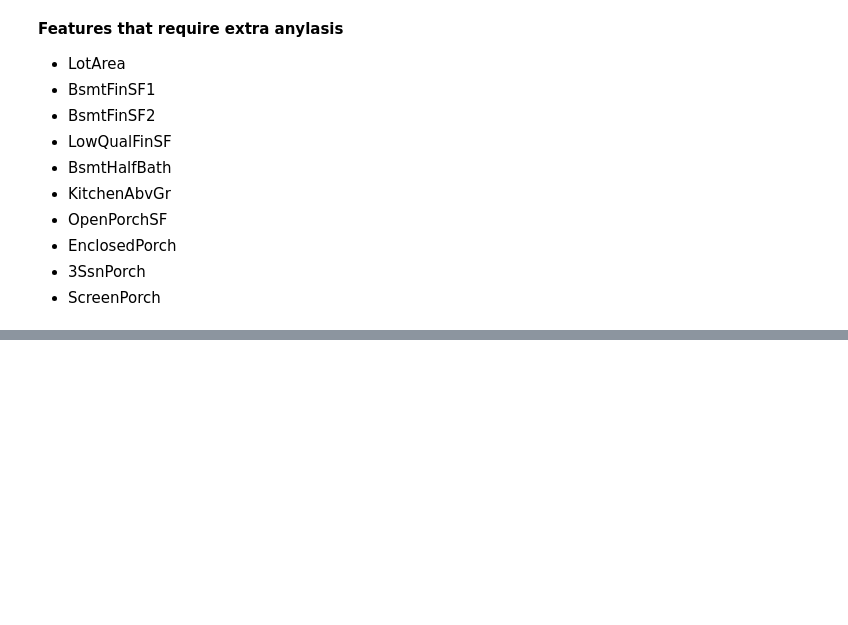
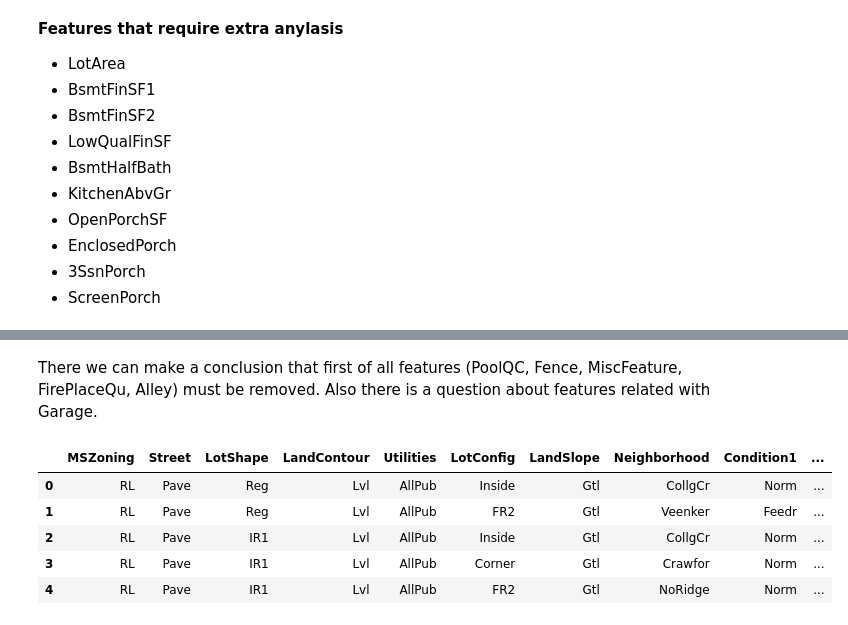
Before and after one commit to Justdek-code/data-science, a Jupyter notebook: house_prices_prediction/house_prices_prediction.ipynb, the cells around one changed output, grey strips where cells are left out. Saved outputs shown, nothing was run; the diff lists cells and outputs as text; code cells hidden in the pictures; blank space fills up the shorter version.

```diff
--- a/house_prices_prediction/house_prices_prediction.ipynb
+++ b/house_prices_prediction/house_prices_prediction.ipynb
@@ -264,0 +334,12 @@ dtype: int64
+# %% [markdown]
+There we can make a conclusion that first of all features (PoolQC, Fence, MiscFeature, FirePlaceQu, Alley) must be removed. Also there is a question about features related with Garage.
+# %%
+cleared_categorical_data = categorical_data.drop(['Alley', 'FireplaceQu', 'PoolQC', 'Fence', 'MiscFeature'], axis=1)
+cleared_categorical_data.head()
+# %% [output]
+|  | MSZoning | Street | LotShape | LandContour | Utilities | LotConfig | LandSlope | Neighborhood | Condition1 | ... |
+| 0 | RL | Pave | Reg | Lvl | AllPub | Inside | Gtl | CollgCr | Norm | ... |
+| 1 | RL | Pave | Reg | Lvl | AllPub | FR2 | Gtl | Veenker | Feedr | ... |
+| 2 | RL | Pave | IR1 | Lvl | AllPub | Inside | Gtl | CollgCr | Norm | ... |
+| 3 | RL | Pave | IR1 | Lvl | AllPub | Corner | Gtl | Crawfor | Norm | ... |
+| 4 | RL | Pave | IR1 | Lvl | AllPub | FR2 | Gtl | NoRidge | Norm | ... |
```
Also changed, not shown: parts of 24 cells of this notebook.
